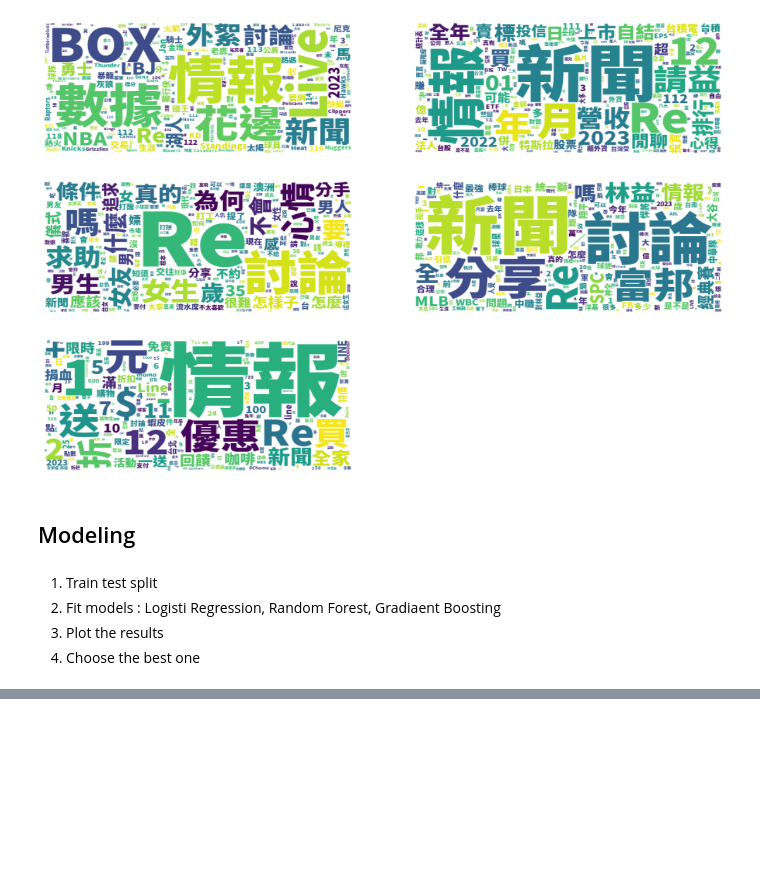
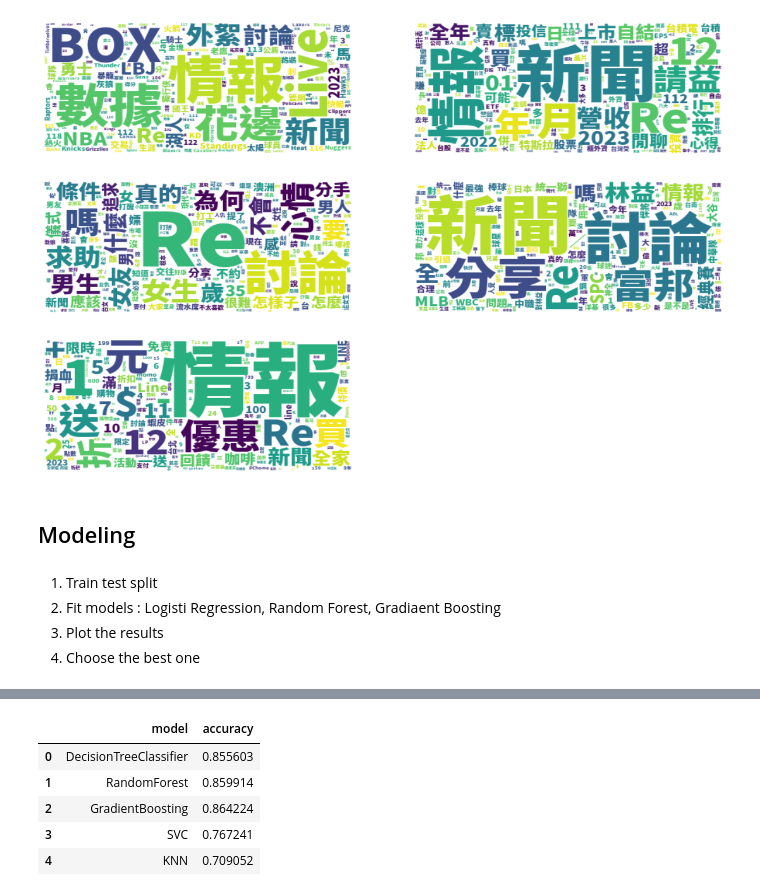
Before and after one commit to YouChengChung/Text_Categorizer_for_Chinese_Community, a Jupyter notebook: PTT.ipynb, the cells around one changed output, grey strips where cells are left out. Saved outputs shown, nothing was run; the diff lists cells and outputs as text; code cells hidden in the pictures; blank space fills up the shorter version.

```diff
--- a/PTT.ipynb
+++ b/PTT.ipynb
@@ -255,7 +269,7 @@ def vectorize(words):
     return np.array(self_main_list)
 
 # Tokenized後的文章標題做向量化
-X_vector = np.concatenate(df['text'].apply(vectorize).values).reshape(-1, len(vectorterms))
+X_vector = np.concatenate(df_train['text'].apply(vectorize).values).reshape(-1, len(vectorterms))
 # %%
 df.head()
 # %% [output]
@@ -313,6 +328,6 @@ from sklearn.svm import SVC
 # %%
-# Train Test Split
-y=df['board']
+# Train Valid Split
+y=df_train['board']
 x_train,x_test,y_train,y_test = train_test_split(X_vector,y,test_size=0.2,random_state=1)
 x_train.shape,y_train.shape,x_test.shape,y_test.shape
 # %% [output]
@@ -343,0 +353,23 @@ print(model_dt_score)
+# %%
+#KNN
+model_knn=KNeighborsClassifier(n_neighbors=4)
+model_knn.fit(x_train,y_train)
+model_knn_score = model_knn.score(x_test,y_test)
+print(model_knn_score)
+# %%
+#GradientBoostingClassifier
+model_gbc = GradientBoostingClassifier()
+model_gbc.fit(x_train,y_train)
+model_gbc_score = model_gbc.score(x_test,y_test)
+print(model_gbc_score)
+# %%
+df_score = pd.DataFrame(dict(model = ["DecisionTreeClassifier","RandomForest","GradientBoosting","SVC","KNN"],
+                            accuracy = [model_dt_score,model_rf_score,model_gbc_score,model_svc_score,model_knn_score]))
+df_score
+# %% [output]
+|  | model | accuracy |
+| 0 | DecisionTreeClassifier | 0.855603 |
+| 1 | RandomForest | 0.859914 |
+| 2 | GradientBoosting | 0.864224 |
+| 3 | SVC | 0.767241 |
+| 4 | KNN | 0.709052 |
```
Also changed, not shown: parts of 21 cells of this notebook.
